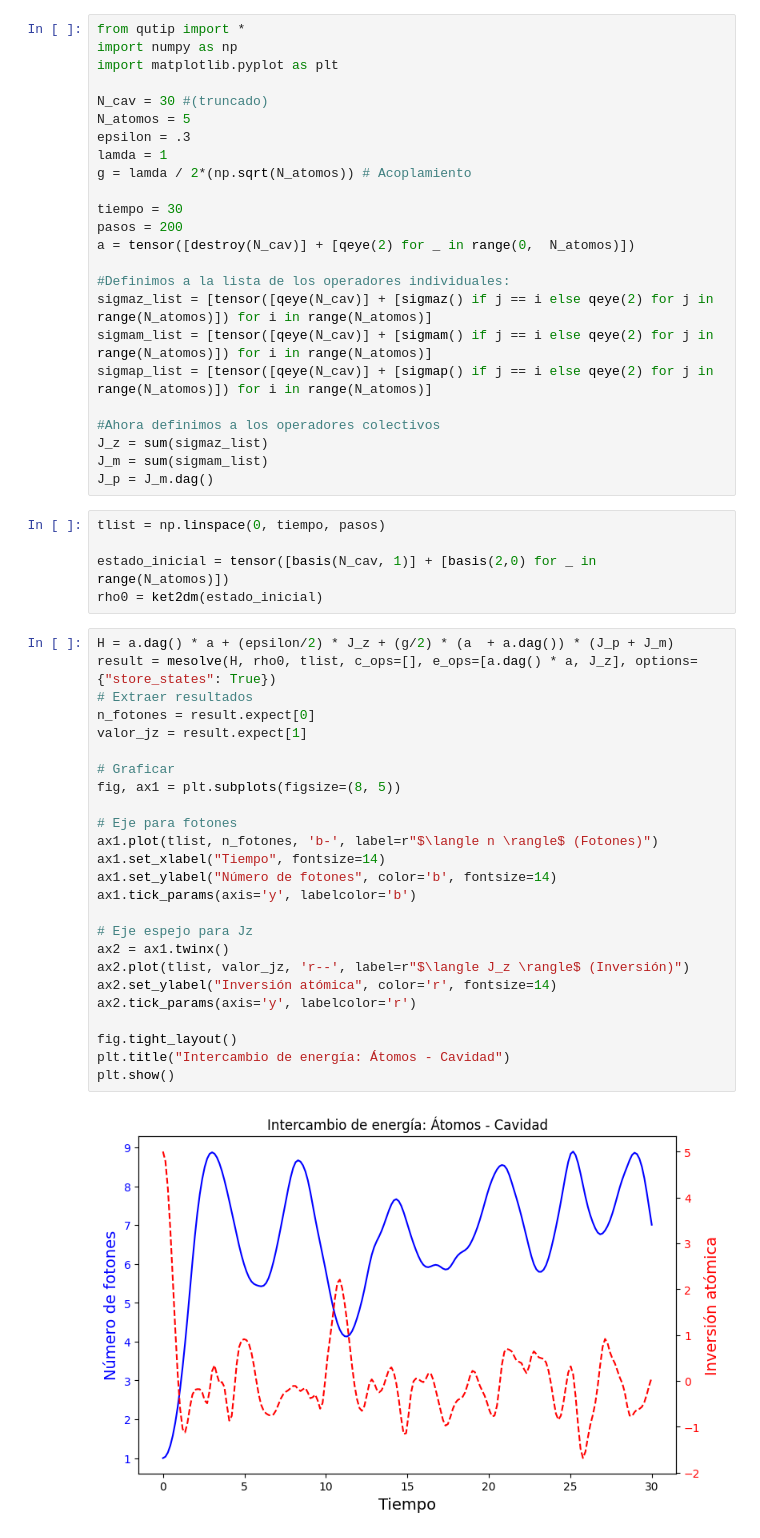
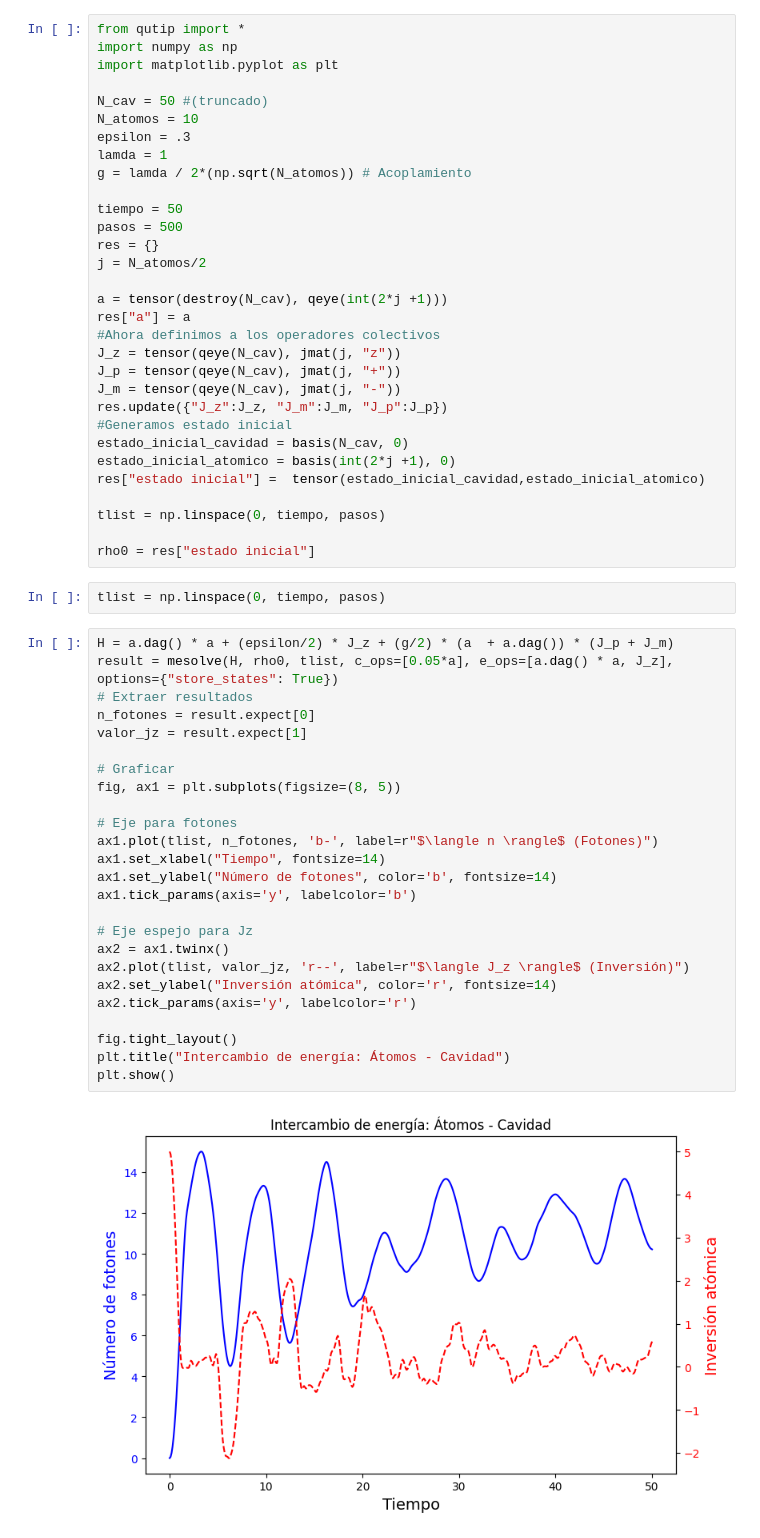
Before and after one commit to DanRoal/Hamiltonian-graph, a Jupyter notebook: msolve.ipynb, the cells around one changed output. Cells and saved outputs as stored; diff of their text form.

```diff
--- a/msolve.ipynb
+++ b/msolve.ipynb
@@ -3,54 +3,58 @@ from qutip import *
 import numpy as np
 import matplotlib.pyplot as plt
 
-N_cav = 30 #(truncado)
-N_atomos = 5
+N_cav = 50 #(truncado)
+N_atomos = 10
 epsilon = .3
 lamda = 1
 g = lamda / 2*(np.sqrt(N_atomos)) # Acoplamiento
 
-tiempo = 30
-pasos = 200
-a = tensor([destroy(N_cav)] + [qeye(2) for _ in range(0,  N_atomos)])
+tiempo = 50
+pasos = 500
+res = {}
+j = N_atomos/2
 
-#Definimos a la lista de los operadores individuales:
-sigmaz_list = [tensor([qeye(N_cav)] + [sigmaz() if j == i else qeye(2) for j in range(N_atomos)]) for i in range(N_atomos)]
-sigmam_list = [tensor([qeye(N_cav)] + [sigmam() if j == i else qeye(2) for j in range(N_atomos)]) for i in range(N_atomos)]
-sigmap_list = [tensor([qeye(N_cav)] + [sigmap() if j == i else qeye(2) for j in range(N_atomos)]) for i in range(N_atomos)]
+a = tensor(destroy(N_cav), qeye(int(2*j +1)))
+res["a"] = a
+#Ahora definimos a los operadores colectivos
+J_z = tensor(qeye(N_cav), jmat(j, "z"))
+J_p = tensor(qeye(N_cav), jmat(j, "+"))
+J_m = tensor(qeye(N_cav), jmat(j, "-"))
+res.update({"J_z":J_z, "J_m":J_m, "J_p":J_p})
+#Generamos estado inicial
+estado_inicial_cavidad = basis(N_cav, 0)
+estado_inicial_atomico = basis(int(2*j +1), 0)
+res["estado inicial"] =  tensor(estado_inicial_cavidad,estado_inicial_atomico)
 
-#Ahora definimos a los operadores colectivos
-J_z = sum(sigmaz_list)
-J_m = sum(sigmam_list)
-J_p = J_m.dag()
+tlist = np.linspace(0, tiempo, pasos)
+
+rho0 = res["estado inicial"]
 # %%
 tlist = np.linspace(0, tiempo, pasos)
-
-estado_inicial = tensor([basis(N_cav, 1)] + [basis(2,0) for _ in range(N_atomos)])
-rho0 = ket2dm(estado_inicial)
 # %%
 H = a.dag() * a + (epsilon/2) * J_z + (g/2) * (a  + a.dag()) * (J_p + J_m)
-result = mesolve(H, rho0, tlist, c_ops=[], e_ops=[a.dag() * a, J_z], options={"store_states": True})
+result = mesolve(H, rho0, tlist, c_ops=[0.05*a], e_ops=[a.dag() * a, J_z], options={"store_states": True})
 # Extraer resultados
 n_fotones = result.expect[0]
 valor_jz = result.expect[1]
 
 # Graficar
 fig, ax1 = plt.subplots(figsize=(8, 5))
 
 # Eje para fotones
 ax1.plot(tlist, n_fotones, 'b-', label=r"$\langle n \rangle$ (Fotones)")
 ax1.set_xlabel("Tiempo", fontsize=14)
 ax1.set_ylabel("Número de fotones", color='b', fontsize=14)
 ax1.tick_params(axis='y', labelcolor='b')
 
 # Eje espejo para Jz
 ax2 = ax1.twinx()
 ax2.plot(tlist, valor_jz, 'r--', label=r"$\langle J_z \rangle$ (Inversión)")
 ax2.set_ylabel("Inversión atómica", color='r', fontsize=14)
 ax2.tick_params(axis='y', labelcolor='r')
 
 fig.tight_layout()
 plt.title("Intercambio de energía: Átomos - Cavidad")
 plt.show()
 # %% [output]
-[figure, old version]
+[figure, new version]
```
Also changed, not shown: parts of 1 cell of this notebook, 7 other files.
